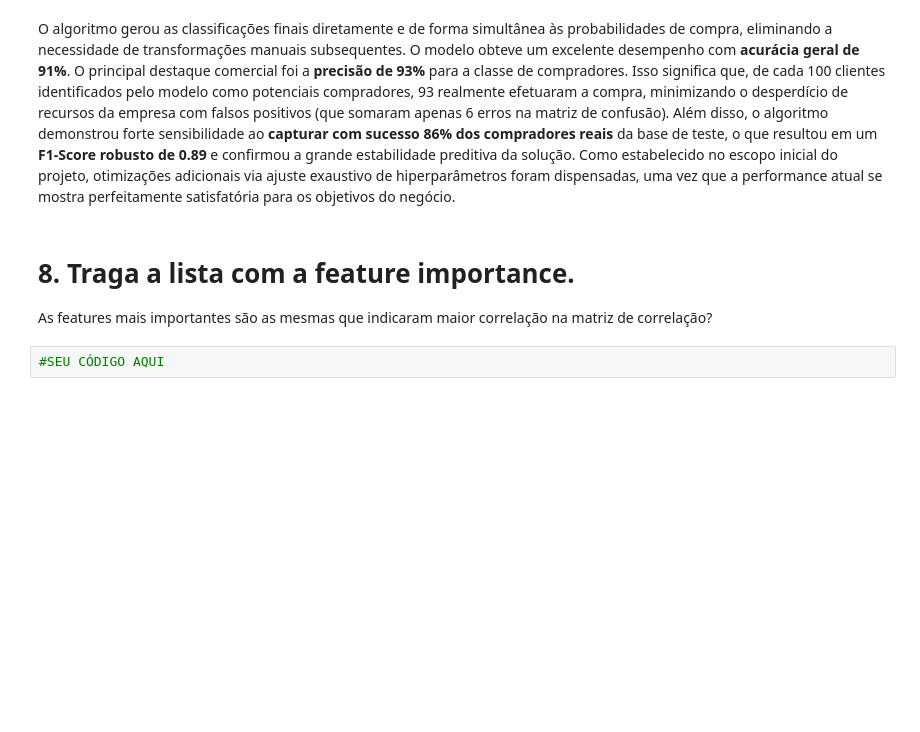
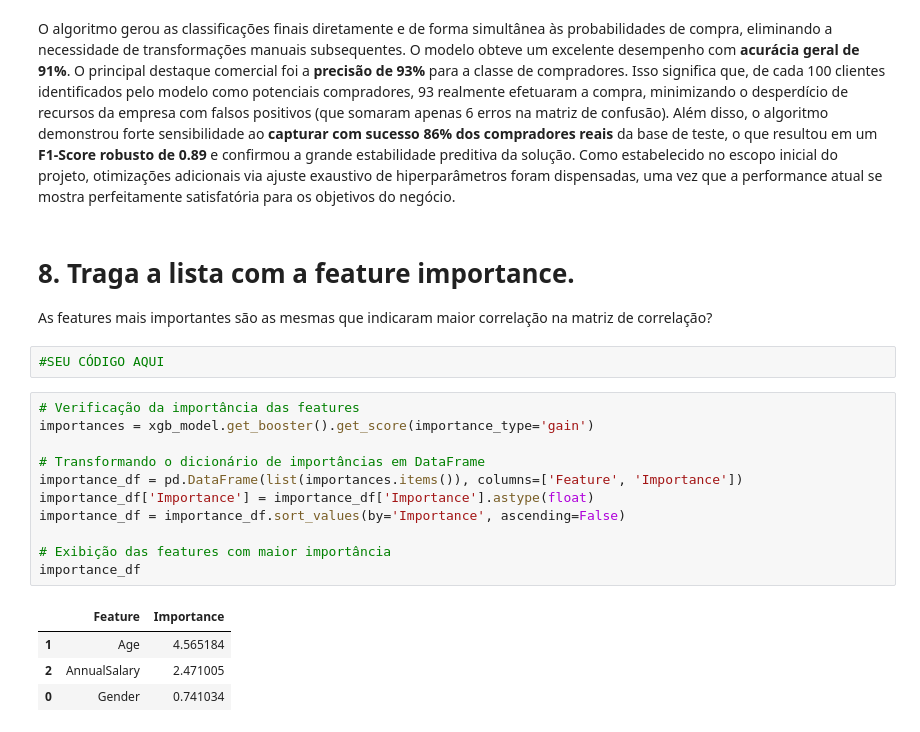
Before and after one commit to Fernandonneto/XGBoost_-_Previsao_propensao_compra_carro, a Jupyter notebook: MOD39_EXERCICIO.ipynb, the cells around one changed output. Saved outputs shown, nothing was run; the diff lists cells and outputs as text; blank space fills up the shorter version.

```diff
--- a/MOD39_EXERCICIO.ipynb
+++ b/MOD39_EXERCICIO.ipynb
@@ -237,3 +237,19 @@ O algoritmo gerou as classificações finais diretamente e de forma simultânea
 As features mais importantes são as mesmas que indicaram maior correlação na matriz de correlação?
 # %%
 #SEU CÓDIGO AQUI
+# %%
+# Verificação da importância das features
+importances = xgb_model.get_booster().get_score(importance_type='gain')
+
+# Transformando o dicionário de importâncias em DataFrame
+importance_df = pd.DataFrame(list(importances.items()), columns=['Feature', 'Importance'])
+importance_df['Importance'] = importance_df['Importance'].astype(float)
+importance_df = importance_df.sort_values(by='Importance', ascending=False)
+
+# Exibição das features com maior importância
+importance_df
+# %% [output]
+|  | Feature | Importance |
+| 1 | Age | 4.565184 |
+| 2 | AnnualSalary | 2.471005 |
+| 0 | Gender | 0.741034 |
```
Also changed, not shown: parts of 1 cell of this notebook.
